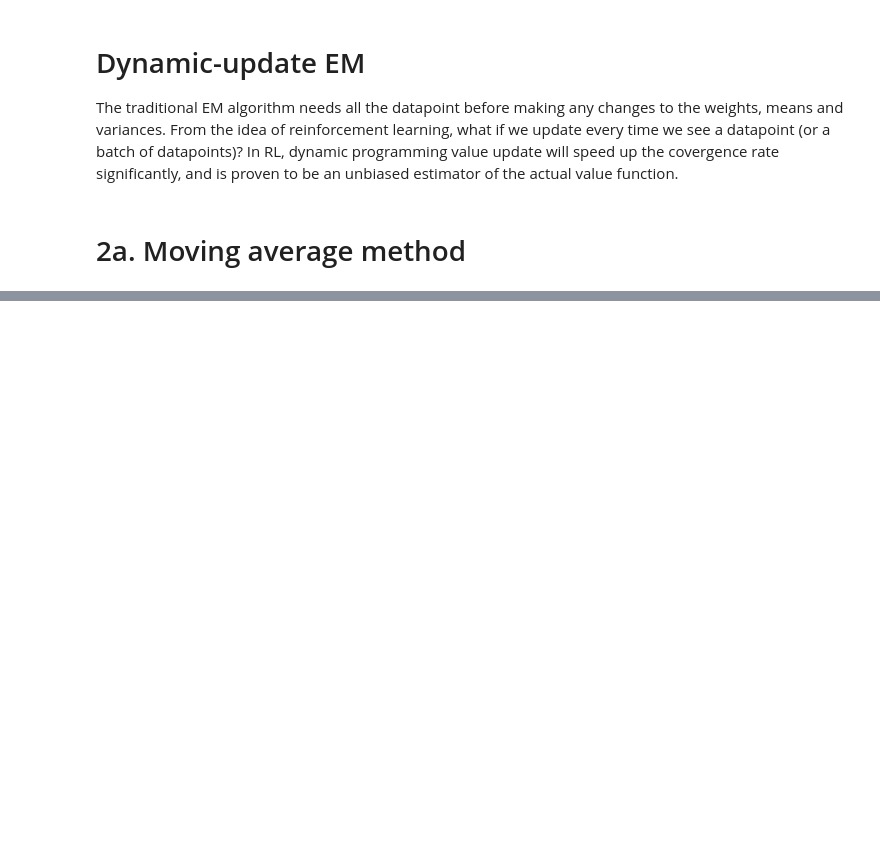
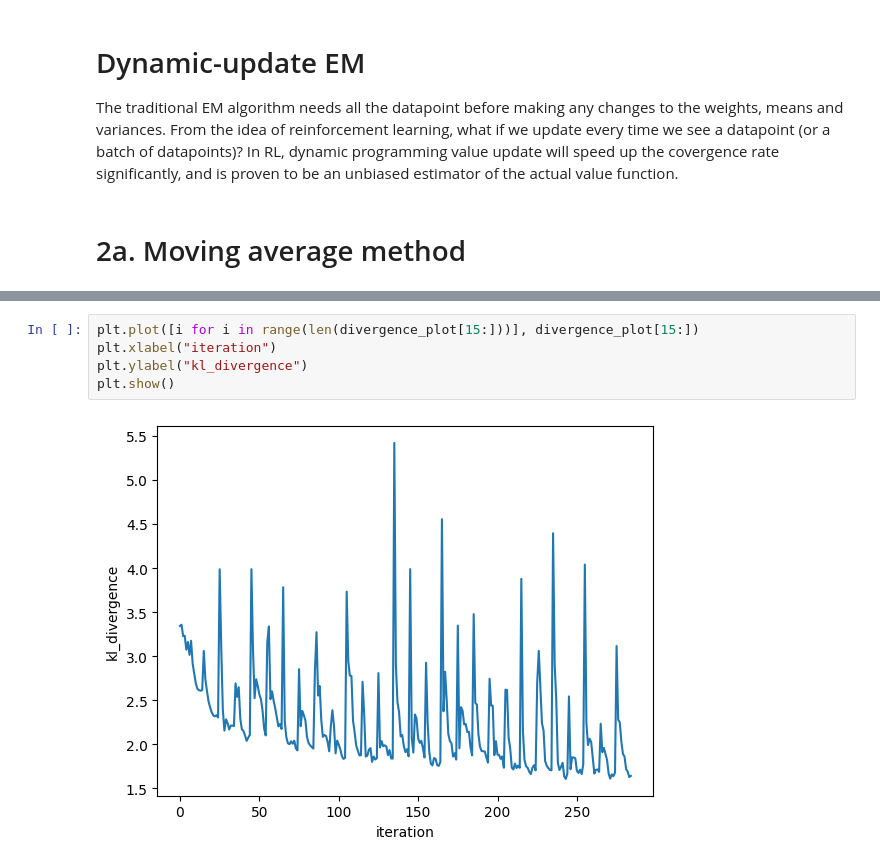
Before and after one commit to nguyen-thanh05/DyanamicallyUpdated-Expectation-Maximization-Algorithm, a Jupyter notebook: DynamicallyUpdated_EM.ipynb, the cells around one changed output, grey strips where cells are left out. Saved outputs shown, nothing was run; the diff lists cells and outputs as text; blank space fills up the shorter version.

```diff
--- a/DynamicallyUpdated_EM.ipynb
+++ b/DynamicallyUpdated_EM.ipynb
@@ -377,0 +438,7 @@ plt.show()
+# %%
+plt.plot([i for i in range(len(divergence_plot[15:]))], divergence_plot[15:])
+plt.xlabel("iteration")
+plt.ylabel("kl_divergence")
+plt.show()
+# %% [output]
+[figure, added]
```
Also changed, not shown: parts of 22 cells of this notebook.
